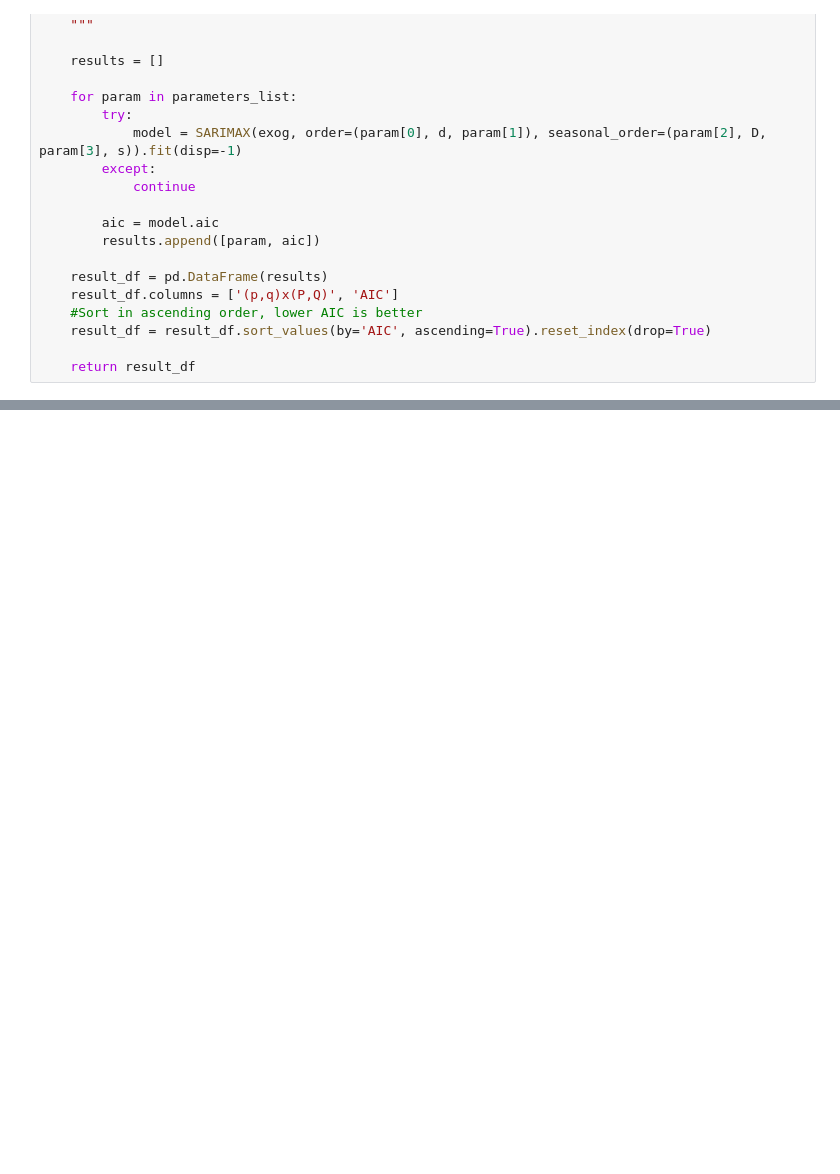
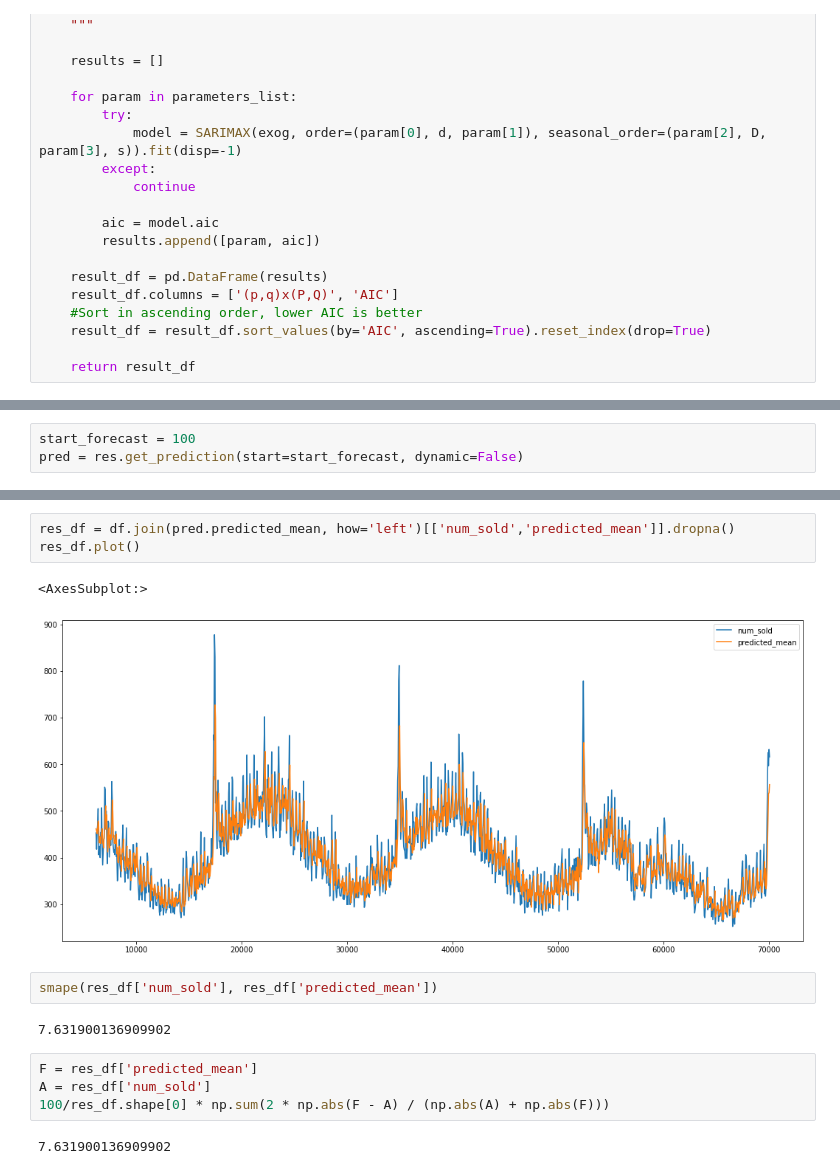
Before and after one commit to pmnry/KaggleSept, a Jupyter notebook: septembertabularplayground.ipynb, the cells around one changed output, grey strips where cells are left out. Drawn from its saved outputs; the diff is of its cells as text; blank space fills up the shorter version.

```diff
--- a/septembertabularplayground.ipynb
+++ b/septembertabularplayground.ipynb
@@ -348,0 +423,3 @@ result_df
+# %%
+start_forecast = 100
+pred = res.get_prediction(start=start_forecast, dynamic=False)
@@ -348,0 +441,16 @@ result_df
+# %%
+res_df = df.join(pred.predicted_mean, how='left')[['num_sold','predicted_mean']].dropna()
+res_df.plot()
+# %% [output]
+<AxesSubplot:>
+[figure, added]
+# %%
+smape(res_df['num_sold'], res_df['predicted_mean'])
+# %% [output]
+7.631900136909902
+# %%
+F = res_df['predicted_mean']
+A = res_df['num_sold']
+100/res_df.shape[0] * np.sum(2 * np.abs(F - A) / (np.abs(A) + np.abs(F)))
+# %% [output]
+7.631900136909902
```
Also changed, not shown: parts of 22 cells of this notebook.
